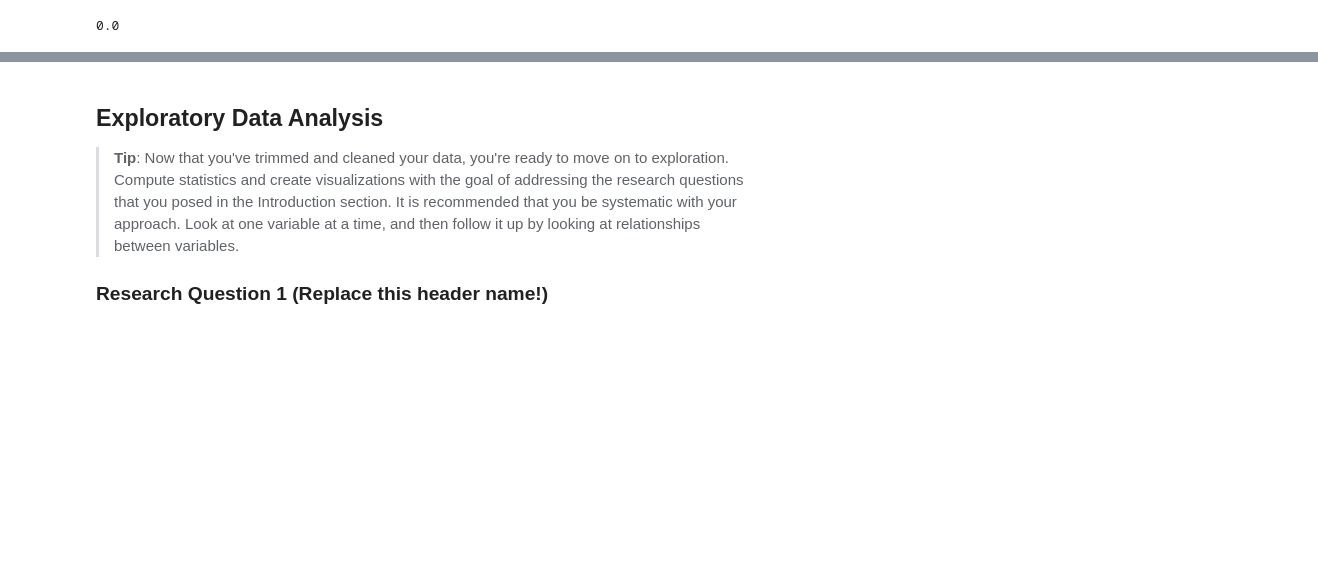
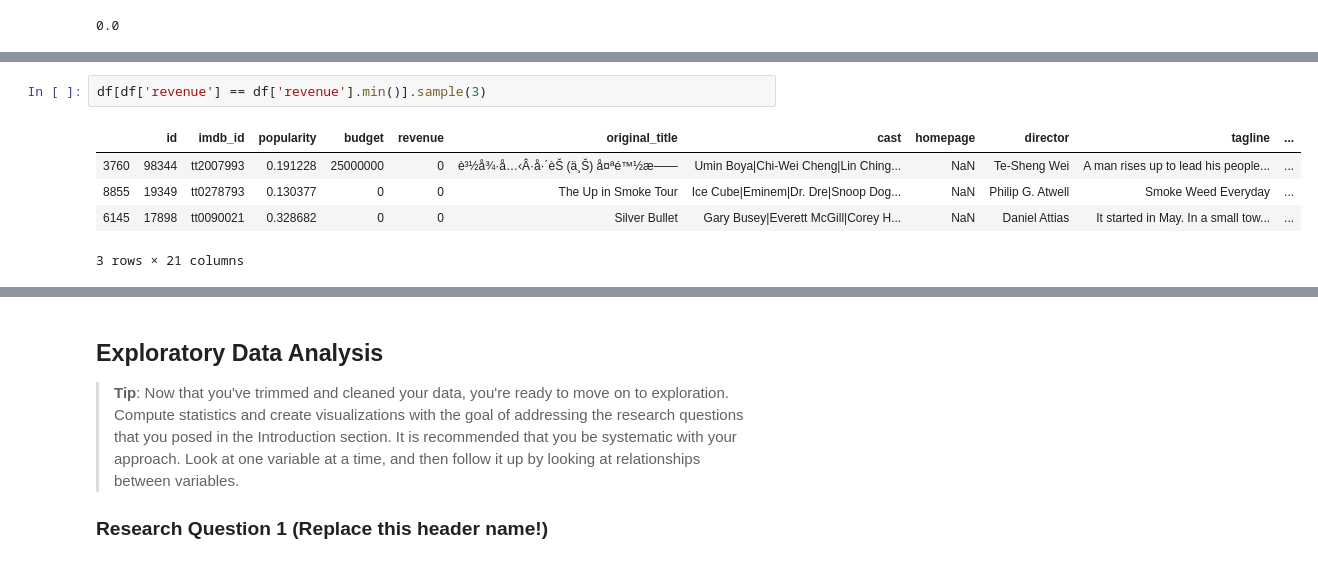
Before and after one commit to salma77/Investigating-data-from-TMDb, a Jupyter notebook: investigate-a-dataset-template.ipynb, the cells around one changed output, grey strips where cells are left out. Saved outputs shown, nothing was run; the diff lists cells and outputs as text; blank space fills up the shorter version.

```diff
--- a/investigate-a-dataset-template.ipynb
+++ b/investigate-a-dataset-template.ipynb
@@ -421,0 +501,8 @@ df.duplicated().sum()
+# %%
+df[df['revenue'] == df['revenue'].min()].sample(3)
+# %% [output]
+|  | id | imdb_id | popularity | budget | revenue | original_title | cast | homepage | director | tagline | ... |
+| 3760 | 98344 | tt2007993 | 0.191228 | 25000000 | 0 | è³½å¾·å…‹Â·å·´èŠ (ä¸Š) å¤ªé™½æ—— | Umin Boya|Chi-Wei Cheng|Lin Ching... | NaN | Te-Sheng Wei | A man rises up to lead his people... | ... |
+| 8855 | 19349 | tt0278793 | 0.130377 | 0 | 0 | The Up in Smoke Tour | Ice Cube|Eminem|Dr. Dre|Snoop Dog... | NaN | Philip G. Atwell | Smoke Weed Everyday | ... |
+| 6145 | 17898 | tt0090021 | 0.328682 | 0 | 0 | Silver Bullet | Gary Busey|Everett McGill|Corey H... | NaN | Daniel Attias | It started in May. In a small tow... | ... |
+3 rows × 21 columns
```
Also changed, not shown: parts of 76 cells of this notebook.
